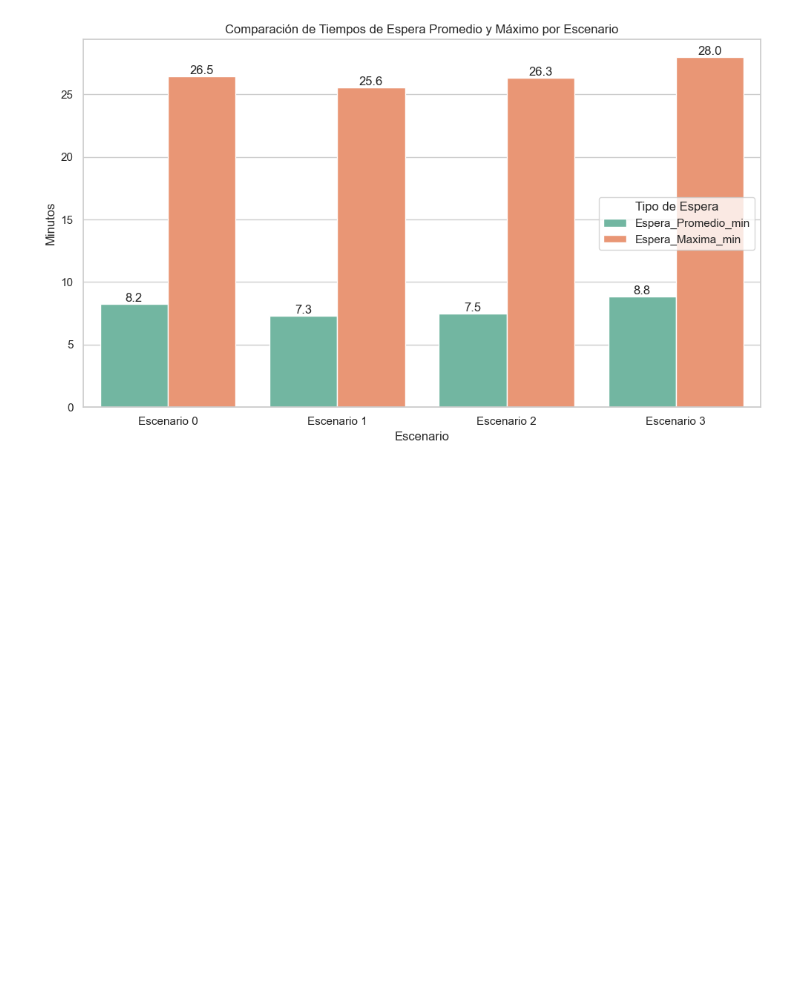
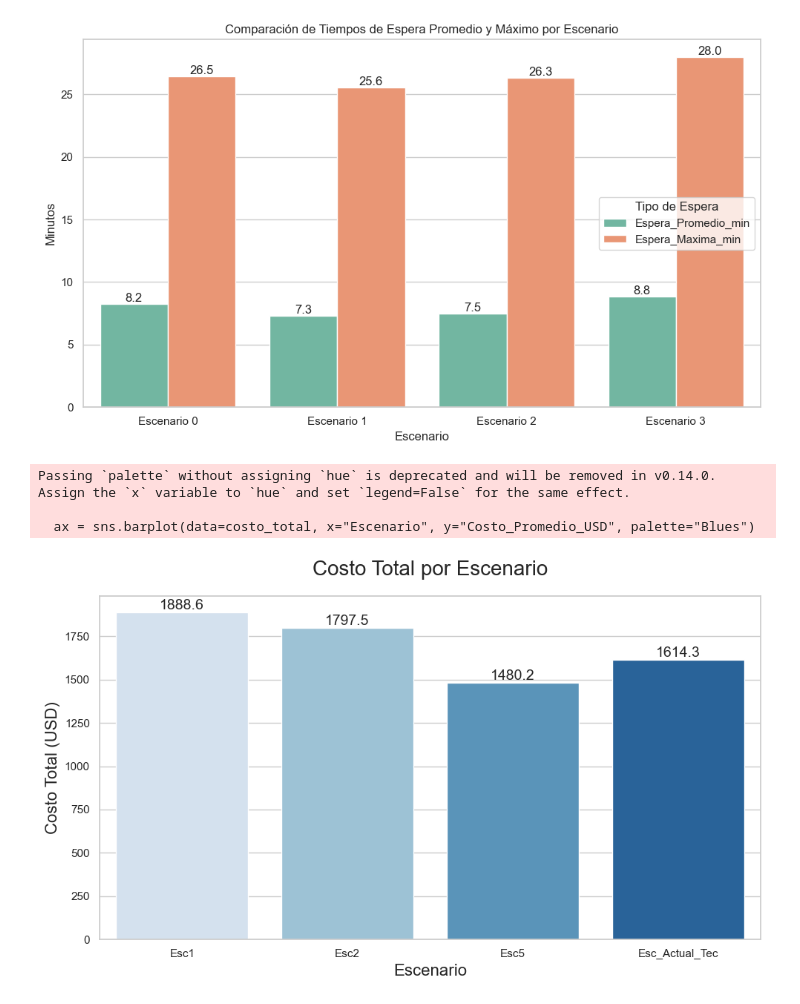
Before and after one commit to paudiaz-a/Simulacion_proyecto, a Jupyter notebook: graficas 3.ipynb, the cells around one changed output. Drawn from its saved outputs; the diff is of its cells as text; code cells hidden in the pictures; blank space fills up the shorter version.

```diff
--- a/graficas 3.ipynb
+++ b/graficas 3.ipynb
@@ -678,3 +238,31 @@ plt.tight_layout()
 plt.show()
 # %% [output]
 [figure]
+# %%
+
+
+df = pd.read_excel("Resumen_Corregidos.xlsx")
+
+df["Costo_Promedio_USD"] = df["Costo_Promedio_USD"] / 3
+
+costo_total = df.groupby("Escenario")["Costo_Promedio_USD"].sum().reset_index()
+
+sns.set(style="whitegrid")
+
+plt.figure(figsize=(10, 6))
+ax = sns.barplot(data=costo_total, x="Escenario", y="Costo_Promedio_USD", palette="Blues")
+
+for container in ax.containers:
+    ax.bar_label(container, fmt="%.1f", fontsize=14)
+
+plt.title("Costo Total por Escenario", fontsize=20, pad=20)
+plt.xlabel("Escenario", fontsize=16)
+plt.ylabel("Costo Total (USD)", fontsize=16)
+
+plt.tight_layout()
+plt.show()
+# %% [output]
+Passing `palette` without assigning `hue` is deprecated and will be removed in v0.14.0. Assign the `x` variable to `hue` and set `legend=False` for the same effect.
+
+  ax = sns.barplot(data=costo_total, x="Escenario", y="Costo_Promedio_USD", palette="Blues")
+[figure, added]
```
Also changed, not shown: parts of 11 cells of this notebook, 6 other files.
